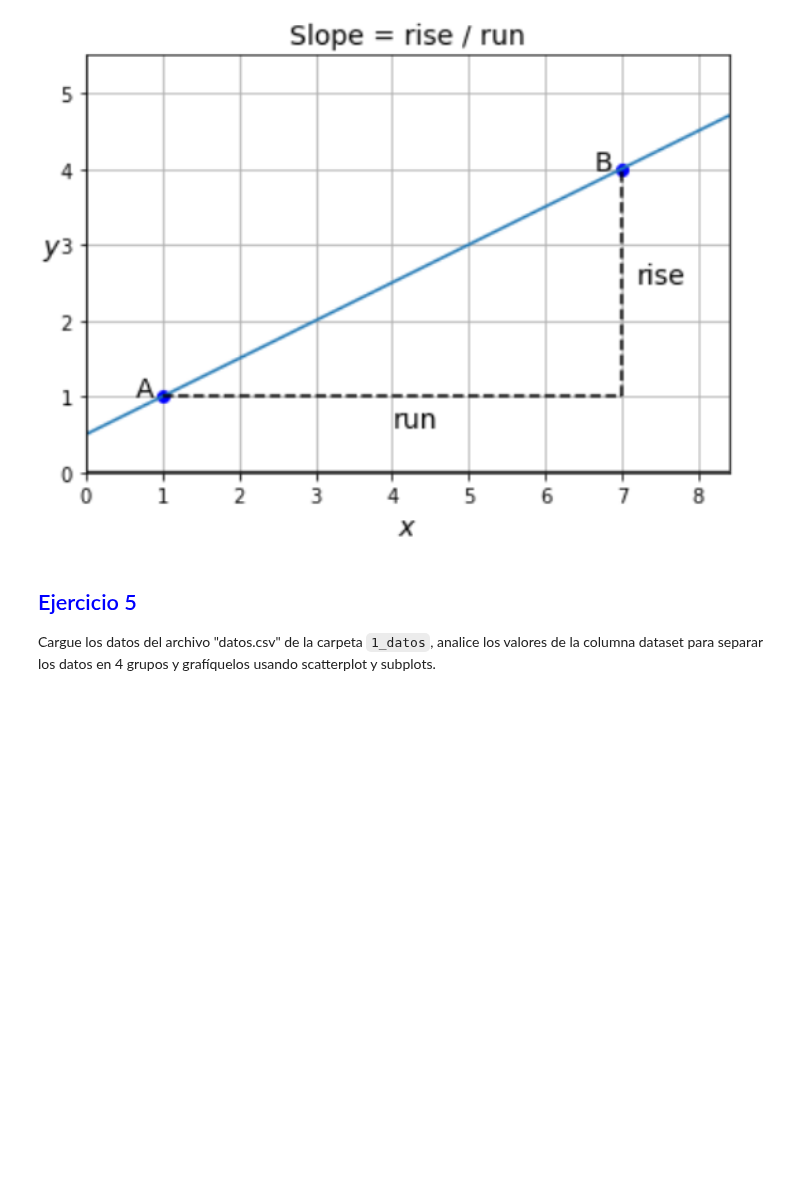
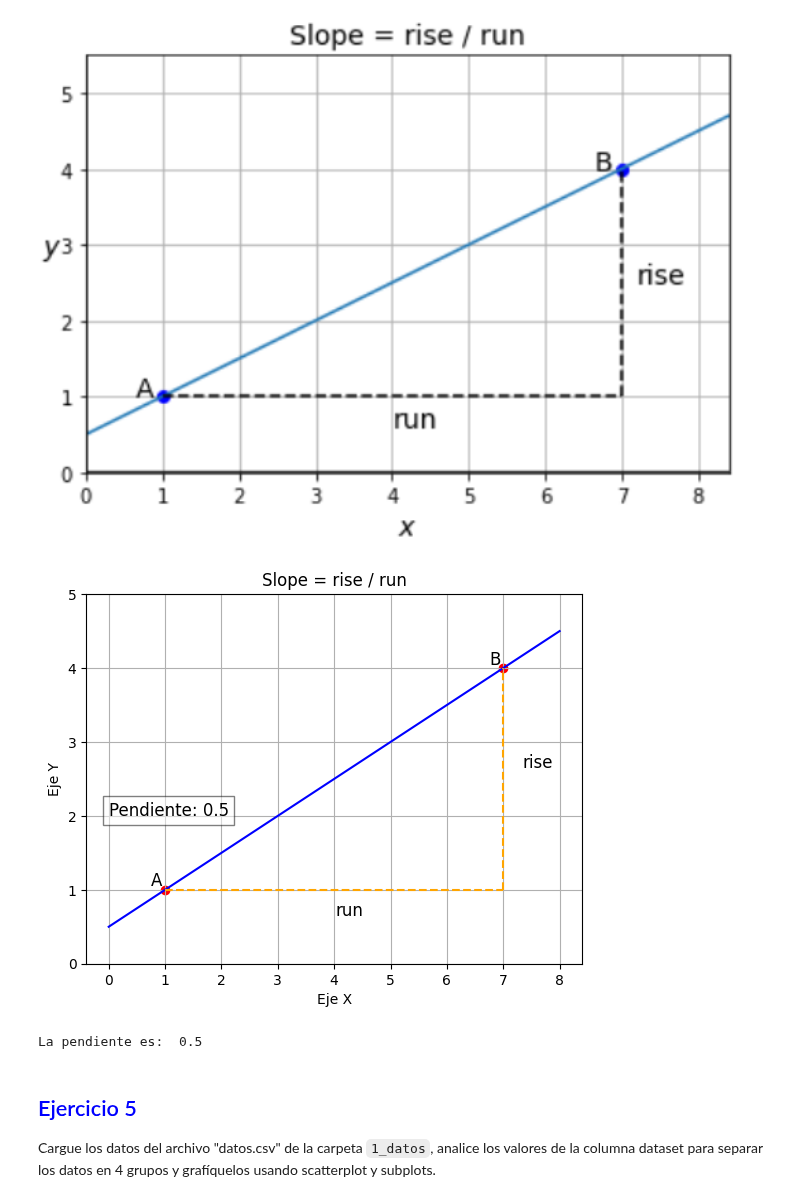
Before and after one commit to DinoMondino/IA, a Jupyter notebook: IntroduccionBibliotecas/Entregables_1_2024_1C.ipynb, the cells around one changed output. Cells and saved outputs as stored; diff of their text form; code cells hidden in the pictures; blank space fills up the shorter version.

```diff
--- a/IntroduccionBibliotecas/Entregables_1_2024_1C.ipynb
+++ b/IntroduccionBibliotecas/Entregables_1_2024_1C.ipynb
@@ -64,6 +88,53 @@ if 'google.colab' in sys.modules:
 display(Image(filename='./2_imagenes/recta.png', width=700))
 # %% [output]
 [figure]
+# %%
+# Definir la ecuación de la recta.
+x = [0, 8]
+m = 0.5  # Pendiente.
+b = 0.5  # Intercepción en y.
+
+y = [m * i + b for i in x] # Puntos de la recta.
+
+# Creao la gráfica.
+fig, ax = plt.subplots()
+ax.plot(x, y, color="blue", label="y = {}x + {}".format(m, b))
+
+# Añado texto con la pendiente.
+plt.text(0, m*5 + b - 1, "Pendiente: {}".format(m), fontsize=12,
+         bbox=dict(facecolor="white", alpha=0.5))
+
+# Agrego la línea punteada (1,1) a (7,1).
+plt.plot([1, 7], [1, 1], linestyle="--", color="orange")
+plt.text(4.02 ,0.65,"run", fontsize=12)
+
+# Agregp la línea punteada (7,1) a (7,4).
+plt.plot([7, 7], [1 ,4], linestyle="--", color="orange")
+plt.text(7.35 ,2.65,"rise", fontsize=12)
+
+# Puntos A y B
+plt.scatter([1,7], [1 ,4], color="red")
+plt.text(0.75 ,1.05,"A", fontsize=12)
+plt.text(6.75 ,4.05,"B", fontsize=12)
+
+# Etiquetas y título.
+plt.xlabel("Eje X")
+plt.ylabel("Eje Y")
+plt.title("Slope = rise / run")
+
+# Rango del eje y.
+plt.yticks(range(6))
+
+# Cuadrícula en la gráfica.
+plt.grid(True)
+
+# Mostrar la gráfica resultante
+plt.show()
+
+print ("La pendiente es: ", b)
+# %% [output]
+[figure, added]
+La pendiente es:  0.5
 # %% [markdown]
 <h2><font color="blue">Ejercicio 5</font></h2>
 
```
Also changed, not shown: parts of 1 cell of this notebook.
